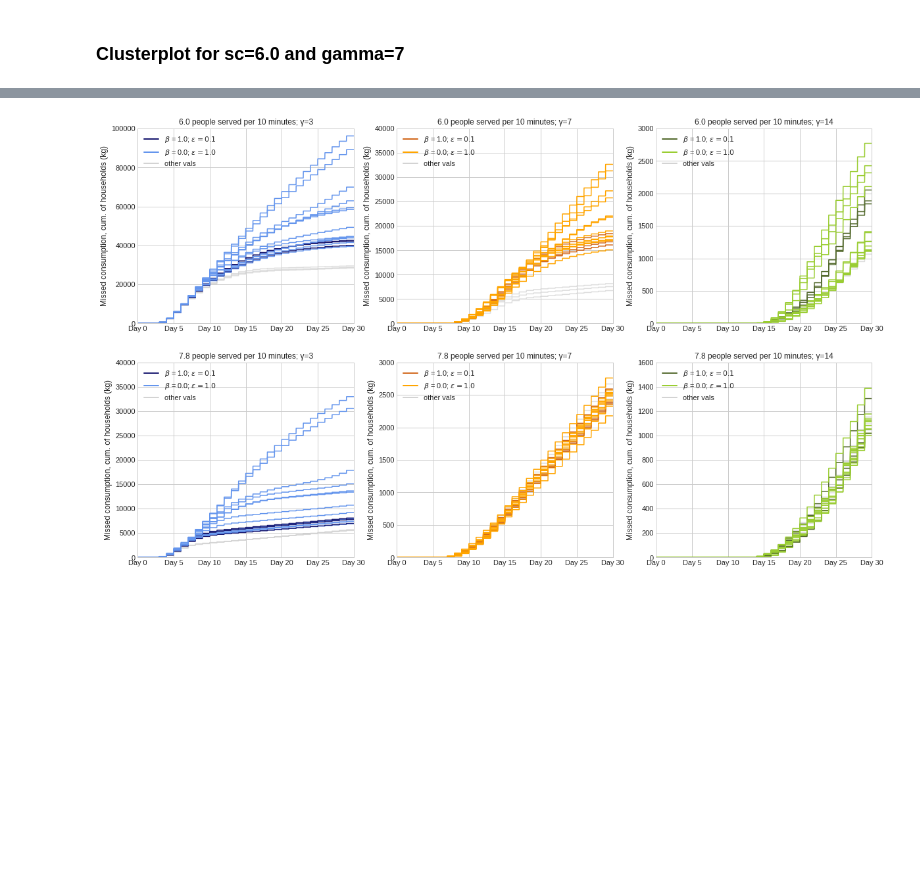
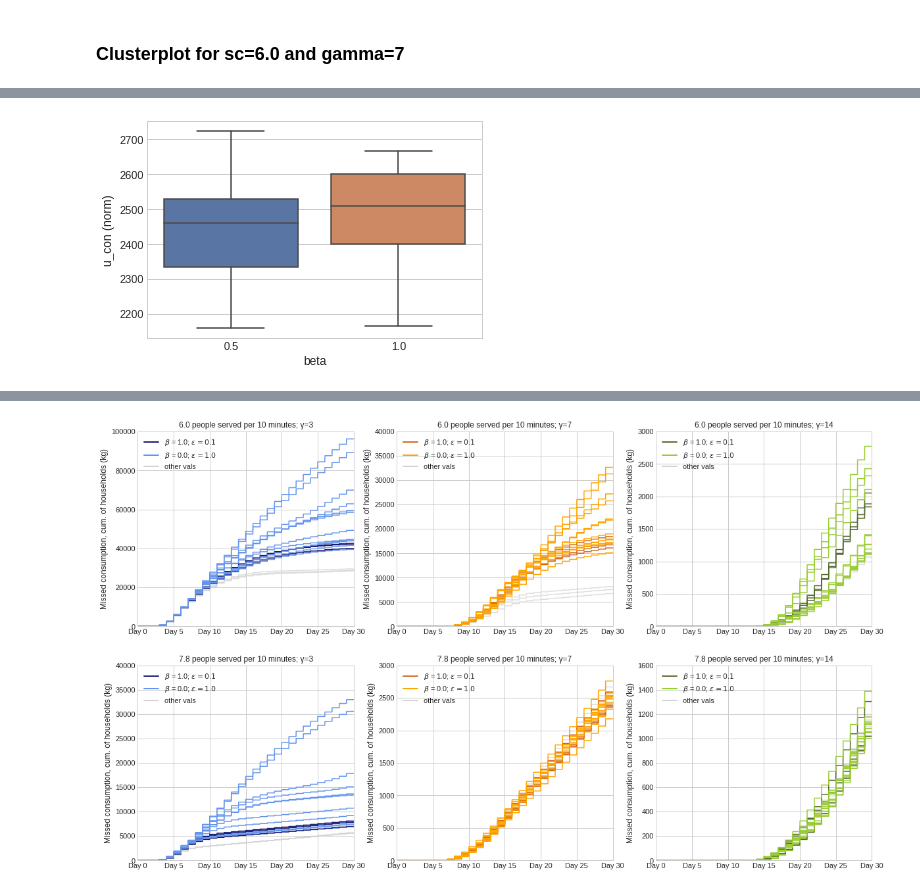
Before and after one commit to daanieo/FATM_ABM, a Jupyter notebook: results/sampling_base/Interpretation_sampling_base.ipynb, the cells around one changed output, grey strips where cells are left out. Cells and saved outputs as stored; diff of their text form; code cells hidden in the pictures; blank space fills up the shorter version.

Commit message:
boxplots to interpretation

```diff
--- a/results/sampling_base/Interpretation_sampling_base.ipynb
+++ b/results/sampling_base/Interpretation_sampling_base.ipynb
@@ -13,4 +10,13 @@ input_vars = pd.read_csv("input_parameters.csv")
 # %%
+# Import data of single runs
+data = pd.read_feather("sampling_base")
+input_vars = pd.read_csv("input_parameters.csv")
+
+# Import data of batch runs
+data_batch = pd.read_feather("sampling_base_batch")
+input_vars_batch = pd.read_csv("input_parameters_batch.csv")
+
+# Supporting functions
 def normalise(arr):
     arrmax = np.max(arr)
     arrmin = np.min(arr)
@@ -142,0 +149,15 @@ fig.savefig("/home/daan/Desktop/clustermap_uc_g7sc6.0.png")
+# %%
+uc_endvals_dict = {}
+uc_endvals_dict["u_con (norm)"] = list()
+# filtered_input_vars = input_vars[input_vars.gamma==7].reset_index()#.iloc[ d[0] ].reset_index()
+
+for j in input_vars_batch.index:
+    uc_endvals_dict["u_con (norm)"].append(data_batch.o1[data_batch.o0==j].iloc[-1])
+uc_endvals_df = pd.DataFrame(uc_endvals_dict)
+input_vars_batch_filtered = pd.concat([input_vars_batch,uc_endvals_df],axis=1)
+input_vars_batch_filtered = input_vars_batch_filtered[input_vars_batch_filtered.gamma==7]
+input_vars_batch_filtered = input_vars_batch_filtered[input_vars_batch_filtered.parallel_served_full==7.8]
+
+ax = sns.boxplot(x="beta", y="u_con (norm)", data=input_vars_batch_filtered)
+# %% [output]
+[figure, added]
```
Also changed, not shown: parts of 17 cells of this notebook, 13 other files.
